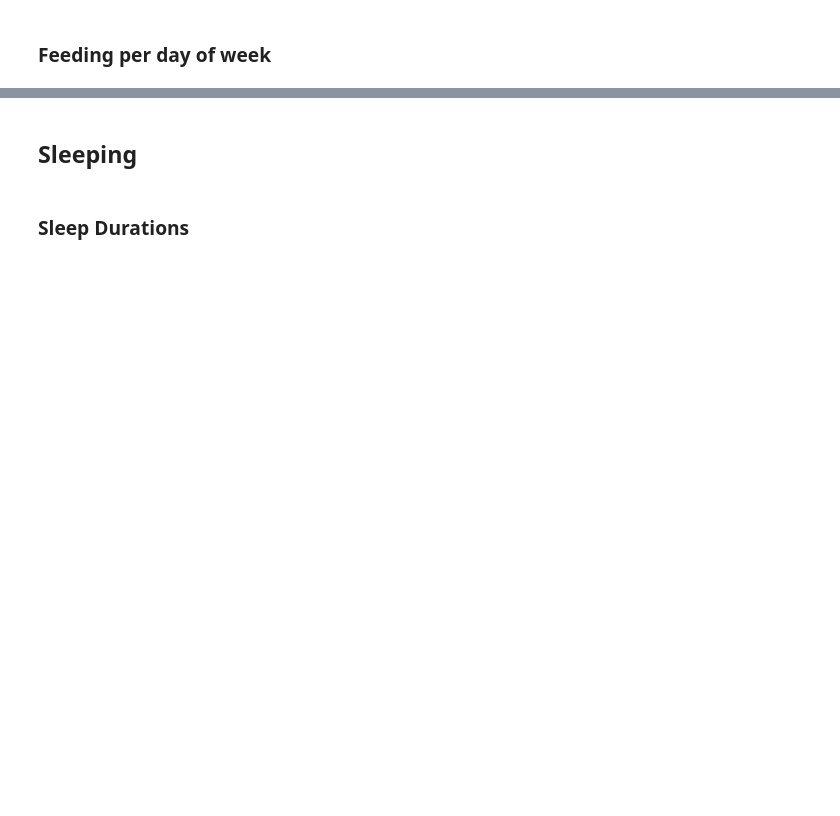
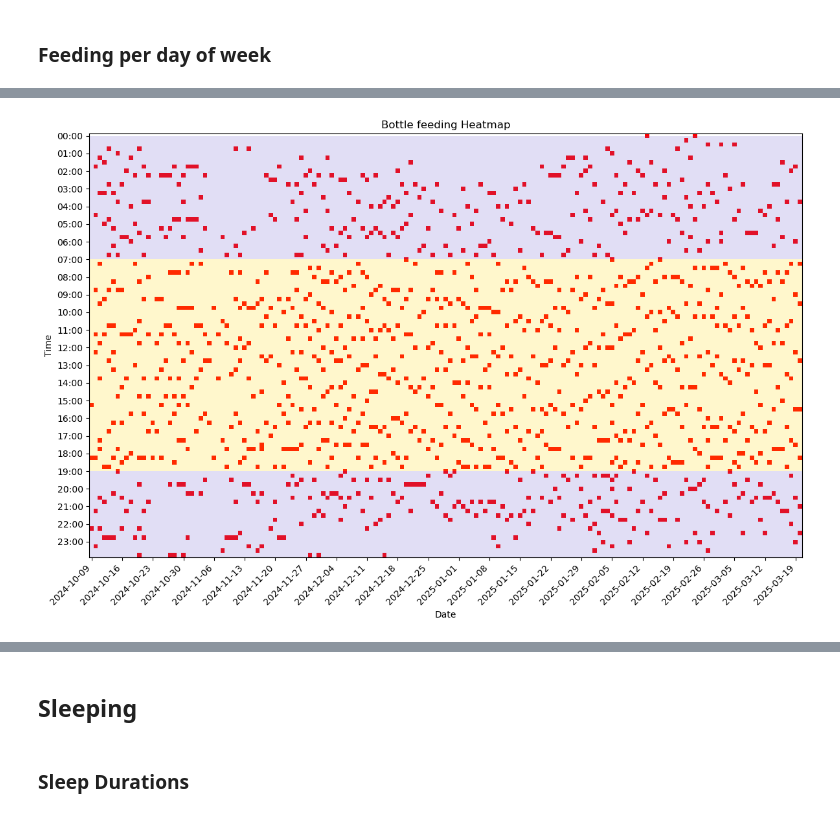
Before and after one commit to deividribeiro/baby_growth_tracking, a Jupyter notebook: mybaby.ipynb, the cells around one changed output, grey strips where cells are left out. Drawn from its saved outputs; the diff is of its cells as text; code cells hidden in the pictures; blank space fills up the shorter version.

```diff
--- a/mybaby.ipynb
+++ b/mybaby.ipynb
@@ -850,0 +844,79 @@ plt.savefig("figures/average_feeding_instance_week_day_night.png")
+# %%
+# Assuming you have a DataFrame 'df' with columns 'leftStart' and 'leftEnd'
+# If not, you can create a sample DataFrame like this:
+# df = pd.DataFrame({
+#     'leftStart': pd.date_range(start='2023-01-01 09:00', end='2023-01-10 09:00', freq='D'),
+#     'leftEnd': pd.date_range(start='2023-01-01 17:00', end='2023-01-10 17:00', freq='D')
+# })
+
+# Create a date range for x-axis
+# filtered_df = filter_date_range(full_df, 'leftStart', '2025-03-01', '2025-03-06')
+df = get_type_data(full_df,'bottle')
+date_range = pd.date_range(start=df['enteredDate'].min().date(), end=df['enteredDate'].max().date())
+
+# Create time range for y-axis (24 hours, in 15-minute intervals)
+time_range = pd.date_range(start='00:00', end='23:59', freq='15T').time
+
+# Create a 2D array to hold the heatmap data
+heatmap_data = np.zeros((len(time_range), len(date_range)))
+
+# Fill the heatmap data
+for _, row in df.iterrows():
+    start_date = row['enteredDate'].date()
+    end_date = (row['enteredDate']+pd.Timedelta(15,'min')).date()
+    start_time = row['enteredDate'].time()
+    end_time = (row['enteredDate']+pd.Timedelta(15,'min')).time()
+    # print(f"{row['leftStart']} to {row['leftEnd']} {row['leftEnd']-row['leftStart']}")
+
+    date_idx_start = np.where(date_range.normalize() == pd.Timestamp(start_date).normalize())[0][0]
+    date_idx_end = np.where(date_range.normalize() == pd.Timestamp(end_date).normalize())[0][0]
+
+    start_idx = time_range.searchsorted(start_time)
+    end_idx = time_range.searchsorted(end_time)
+
+    if date_idx_start == date_idx_end:
+        heatmap_data[start_idx:end_idx, date_idx_start] = 1
+    else:
+        heatmap_data[start_idx:, date_idx_start] = 1
+        heatmap_data[:end_idx, date_idx_end] = 1
+        if date_idx_end - date_idx_start > 1:
+            heatmap_data[:, date_idx_start+1:date_idx_end] = 1
+
+# Create the plot
+fig, ax = plt.subplots(figsize=(12, 8))
+
+# Add horizontal bands
+ax.axhspan(0, 7 * 4, facecolor='slateblue', alpha=0.2)  # 0-7 hours (4 steps per hour)
+ax.axhspan(7 * 4, 19 * 4, facecolor='gold', alpha=0.2)  # 7-19 hours
+ax.axhspan(19 * 4, 24 * 4, facecolor='slateblue', alpha=0.2)  # 19-24 hours
+
+# Create custom colormap (white for 0, blue for 1)
+cmap = ListedColormap(['none', 'red'])
+
+# Plot the heatmap
+im = ax.imshow(heatmap_data, aspect='auto', cmap=cmap, interpolation='nearest')
+
+# Set x-axis ticks and labels
+num_dates = len(date_range)
+tick_interval = 7 #num_dates // 25 # Use integer division to get 1/4 of the ticks
+tick_positions = np.arange(0, num_dates, tick_interval)
+ax.set_xticks(tick_positions)
+ax.set_xticklabels(date_range[tick_positions].strftime('%Y-%m-%d'), rotation=45, ha='right')
+
+# Set y-axis ticks and labels (every hour)
+hour_indices = np.arange(0, len(time_range), 4)
+ax.set_yticks(hour_indices)
+ax.set_yticklabels([t.strftime('%H:%M') for t in time_range[hour_indices]])
+
+# Set labels and title
+ax.set_xlabel('Date')
+ax.set_ylabel('Time')
+ax.set_title('Bottle feeding Heatmap')
+
+# Adjust layout and display the plot
+plt.tight_layout()
+
+plt.savefig("figures/bottle_map.png")
+plt.show()
+# %% [output]
+[figure, added]
```
Also changed, not shown: parts of 35 cells of this notebook, 19 other files.
